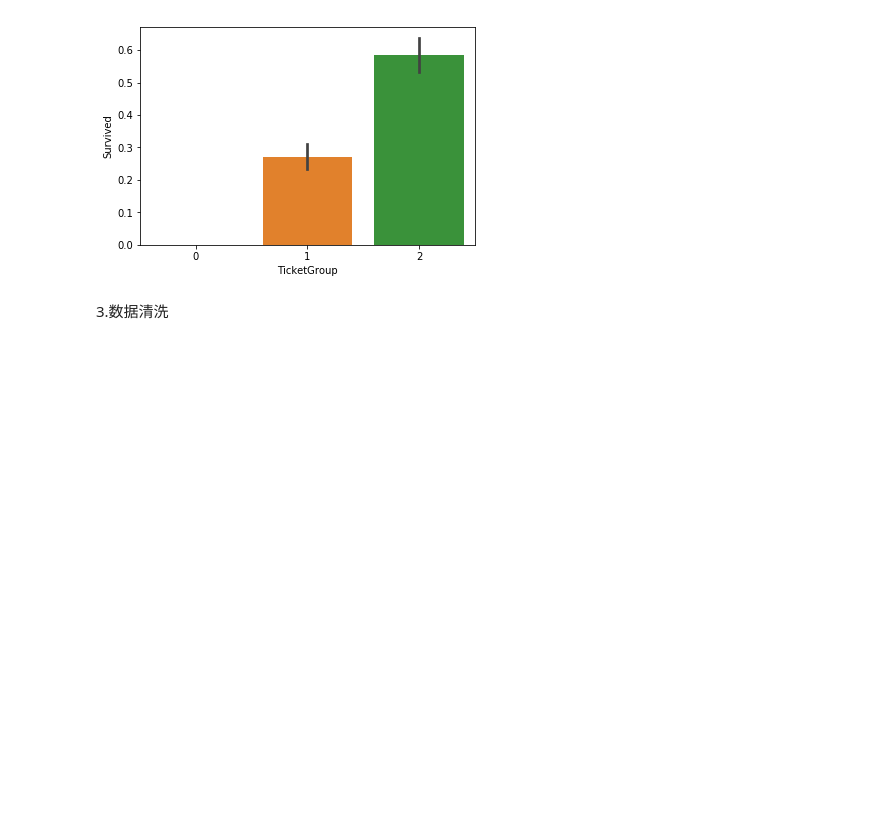
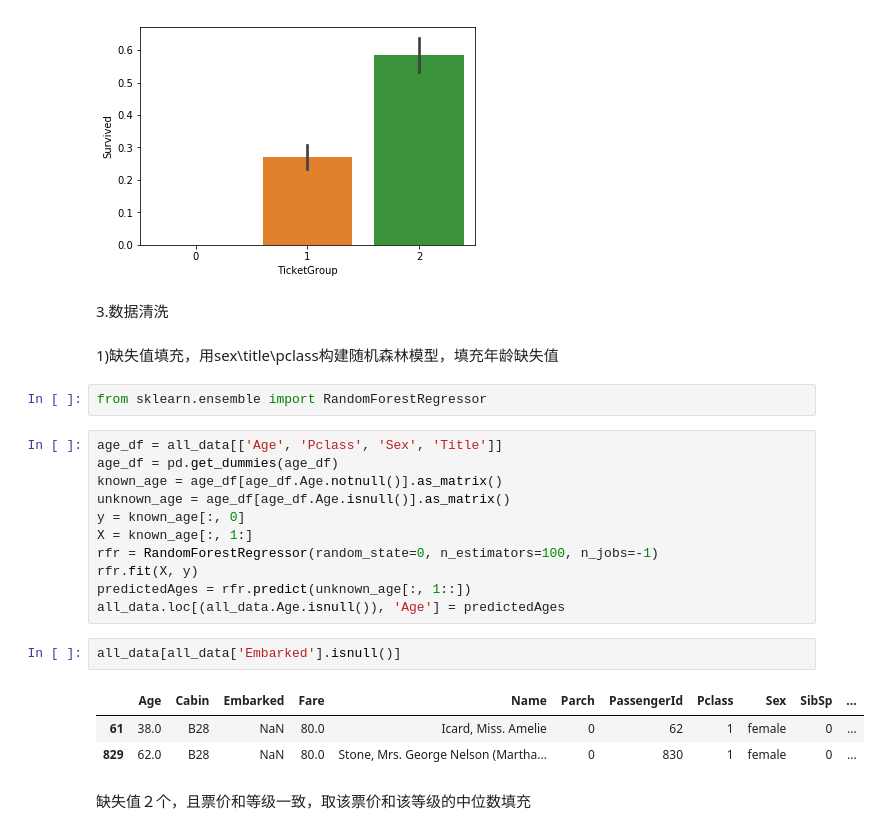
Before and after one commit to Damon0626/Kaggle, a Jupyter notebook: 01-Titanic/02-Example for Data Processing 1by1 .ipynb, the cells around one changed output. Saved outputs shown, nothing was run; the diff lists cells and outputs as text; blank space fills up the shorter version.

Commit message:
RandomFores

```diff
--- a/01-Titanic/02-Example for Data Processing 1by1 .ipynb
+++ b/01-Titanic/02-Example for Data Processing 1by1 .ipynb
@@ -164,3 +166,26 @@ sns.barplot(x='TicketGroup', y='Survived', data=all_data)
 [figure]
 # %% [markdown]
 3.数据清洗
+# %% [markdown]
+1)缺失值填充，用sex\title\pclass构建随机森林模型，填充年龄缺失值
+# %%
+from sklearn.ensemble import RandomForestRegressor
+# %%
+age_df = all_data[['Age', 'Pclass', 'Sex', 'Title']]
+age_df = pd.get_dummies(age_df)
+known_age = age_df[age_df.Age.notnull()].as_matrix()
+unknown_age = age_df[age_df.Age.isnull()].as_matrix()
+y = known_age[:, 0]
+X = known_age[:, 1:]
+rfr = RandomForestRegressor(random_state=0, n_estimators=100, n_jobs=-1)
+rfr.fit(X, y)
+predictedAges = rfr.predict(unknown_age[:, 1::])
+all_data.loc[(all_data.Age.isnull()), 'Age'] = predictedAges
+# %%
+all_data[all_data['Embarked'].isnull()]
+# %% [output]
+|  | Age | Cabin | Embarked | Fare | Name | Parch | PassengerId | Pclass | Sex | SibSp | ... |
+| 61 | 38.0 | B28 | NaN | 80.0 | Icard, Miss. Amelie | 0 | 62 | 1 | female | 0 | ... |
+| 829 | 62.0 | B28 | NaN | 80.0 | Stone, Mrs. George Nelson (Martha... | 0 | 830 | 1 | female | 0 | ... |
+# %% [markdown]
+缺失值２个，且票价和等级一致，取该票价和该等级的中位数填充
```
Also changed, not shown: parts of 35 cells of this notebook.
